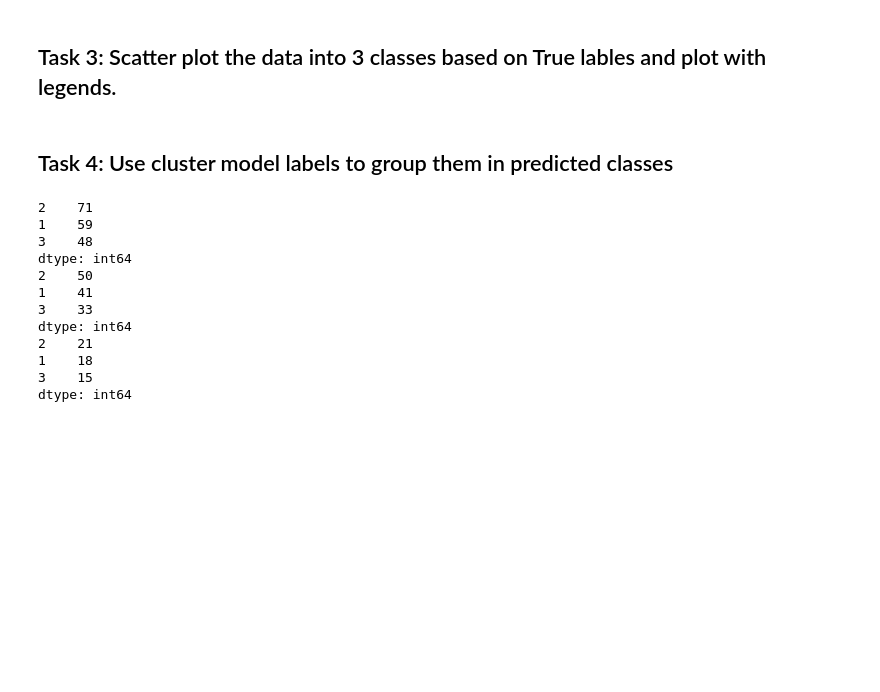
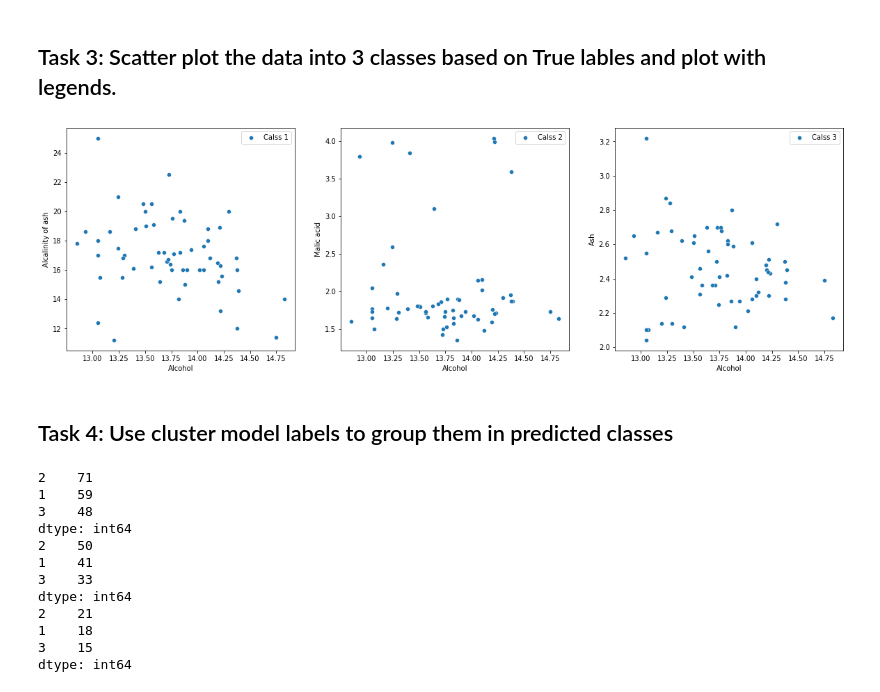
Before and after one commit to Buras195/CE880, a Jupyter notebook: Day4/Exercise_4_DataExploration.ipynb, the cells around one changed output. Drawn from its saved outputs; the diff is of its cells as text; code cells hidden in the pictures; blank space fills up the shorter version.

```diff
--- a/Day4/Exercise_4_DataExploration.ipynb
+++ b/Day4/Exercise_4_DataExploration.ipynb
@@ -401,3 +398,19 @@ array([1, 1, 1, 1, 2, 1, 1, 1, 1, 1, 1, 1, 1, 1, 1, 1, 1, 1, 1, 2, 2, 2,
+# %%
+# Hint: use any two variables
+# Write your code here for task 3
+import matplotlib.pyplot as plt
+plt.figure(figsize=(20,20))
+plt.subplot(3,3,1)
+sns.scatterplot(df_wine.iloc[:,1].where(df_wine['Class label'] == 1), df_wine.iloc[:,4].where(df_wine['Class label'] == 1),label = "Calss 1")
+
+plt.subplot(3,3,2)
+sns.scatterplot(df_wine.iloc[:,1].where(df_wine['Class label'] == 1), df_wine.iloc[:,2].where(df_wine['Class label'] == 1),label = "Calss 2")
+
+plt.subplot(3,3,3)
+sns.scatterplot(df_wine.iloc[:,1].where(df_wine['Class label'] == 1), df_wine.iloc[:,3].where(df_wine['Class label'] == 1), label = "Calss 3")
+plt.show()
+# %% [output]
+[figure, added]
 # %% [markdown]
 ## Task 4: Use cluster model labels to group them in predicted classes
 # %%
```
Also changed, not shown: parts of 3 cells of this notebook.
